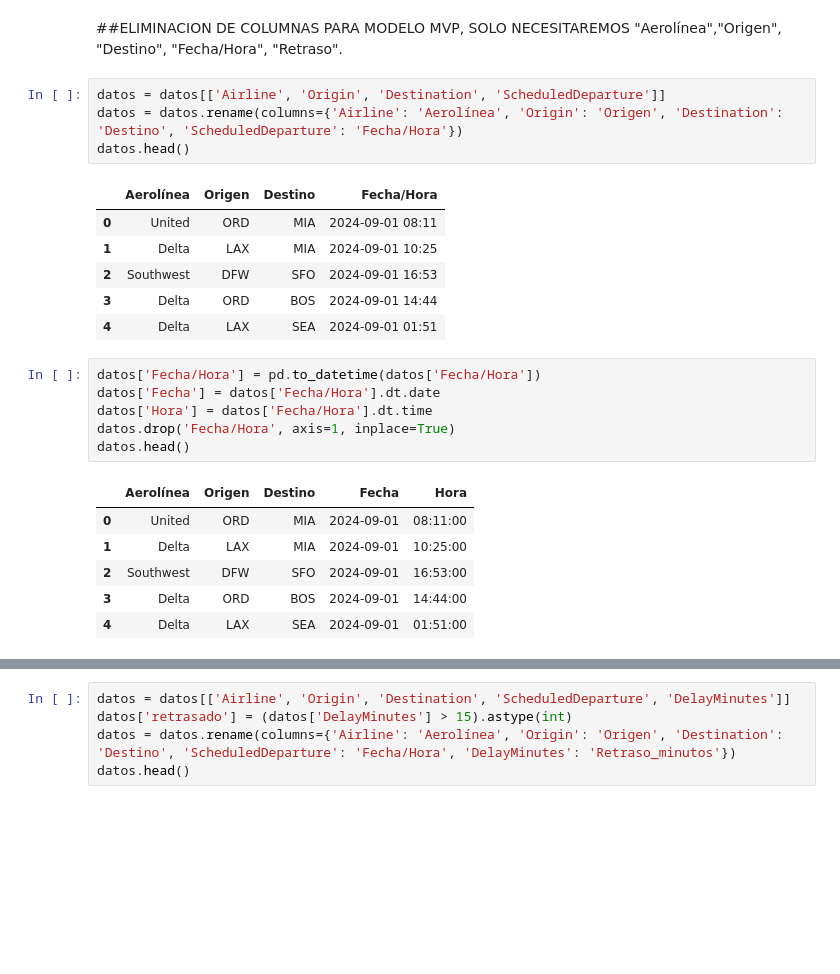
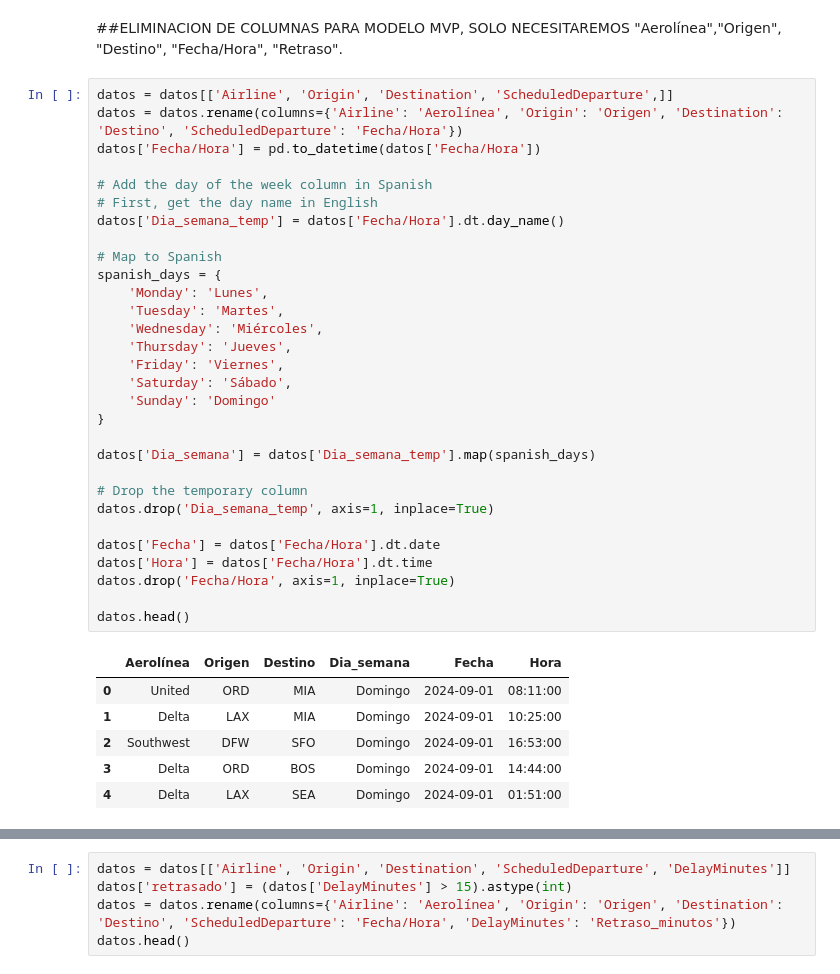
Before and after one commit to Ivan8Garcia/Proyecto_NoCountry, a Jupyter notebook: Vuelos.ipynb, the cells around one changed output, grey strips where cells are left out. Drawn from its saved outputs; the diff is of its cells as text; blank space fills up the shorter version.

```diff
--- a/Vuelos.ipynb
+++ b/Vuelos.ipynb
@@ -86,30 +86,43 @@ datos.head()
 | 4 | 5 | Delta | 6049 | LAX | SEA | 2024-09-01 01:51 | 2024-09-01 02:08 | ... |
 # %% [markdown]
 ##ELIMINACION DE COLUMNAS PARA MODELO MVP, SOLO NECESITAREMOS "Aerolínea","Origen", "Destino", "Fecha/Hora", "Retraso".
-# %%
-datos = datos[['Airline', 'Origin', 'Destination', 'ScheduledDeparture']]
-datos = datos.rename(columns={'Airline': 'Aerolínea', 'Origin': 'Origen', 'Destination': 'Destino', 'ScheduledDeparture': 'Fecha/Hora'})
-datos.head()
-# %% [output]
-|  | Aerolínea | Origen | Destino | Fecha/Hora |
-| 0 | United | ORD | MIA | 2024-09-01 08:11 |
-| 1 | Delta | LAX | MIA | 2024-09-01 10:25 |
-| 2 | Southwest | DFW | SFO | 2024-09-01 16:53 |
-| 3 | Delta | ORD | BOS | 2024-09-01 14:44 |
-| 4 | Delta | LAX | SEA | 2024-09-01 01:51 |
 # %%
+datos = datos[['Airline', 'Origin', 'Destination', 'ScheduledDeparture',]]
+datos = datos.rename(columns={'Airline': 'Aerolínea', 'Origin': 'Origen', 'Destination': 'Destino', 'ScheduledDeparture': 'Fecha/Hora'})
 datos['Fecha/Hora'] = pd.to_datetime(datos['Fecha/Hora'])
+
+# Add the day of the week column in Spanish
+# First, get the day name in English
+datos['Dia_semana_temp'] = datos['Fecha/Hora'].dt.day_name()
+
+# Map to Spanish
+spanish_days = {
+    'Monday': 'Lunes',
+    'Tuesday': 'Martes',
+    'Wednesday': 'Miércoles',
+    'Thursday': 'Jueves',
+    'Friday': 'Viernes',
+    'Saturday': 'Sábado',
+    'Sunday': 'Domingo'
+}
+
+datos['Dia_semana'] = datos['Dia_semana_temp'].map(spanish_days)
+
+# Drop the temporary column
+datos.drop('Dia_semana_temp', axis=1, inplace=True)
+
 datos['Fecha'] = datos['Fecha/Hora'].dt.date
 datos['Hora'] = datos['Fecha/Hora'].dt.time
 datos.drop('Fecha/Hora', axis=1, inplace=True)
+
 datos.head()
 # %% [output]
-|  | Aerolínea | Origen | Destino | Fecha | Hora |
-| 0 | United | ORD | MIA | 2024-09-01 | 08:11:00 |
-| 1 | Delta | LAX | MIA | 2024-09-01 | 10:25:00 |
-| 2 | Southwest | DFW | SFO | 2024-09-01 | 16:53:00 |
-| 3 | Delta | ORD | BOS | 2024-09-01 | 14:44:00 |
-| 4 | Delta | LAX | SEA | 2024-09-01 | 01:51:00 |
+|  | Aerolínea | Origen | Destino | Dia_semana | Fecha | Hora |
+| 0 | United | ORD | MIA | Domingo | 2024-09-01 | 08:11:00 |
+| 1 | Delta | LAX | MIA | Domingo | 2024-09-01 | 10:25:00 |
+| 2 | Southwest | DFW | SFO | Domingo | 2024-09-01 | 16:53:00 |
+| 3 | Delta | ORD | BOS | Domingo | 2024-09-01 | 14:44:00 |
+| 4 | Delta | LAX | SEA | Domingo | 2024-09-01 | 01:51:00 |
 # %%
 import pandas as pd
 
```
Also changed, not shown: parts of 1 cell of this notebook.
